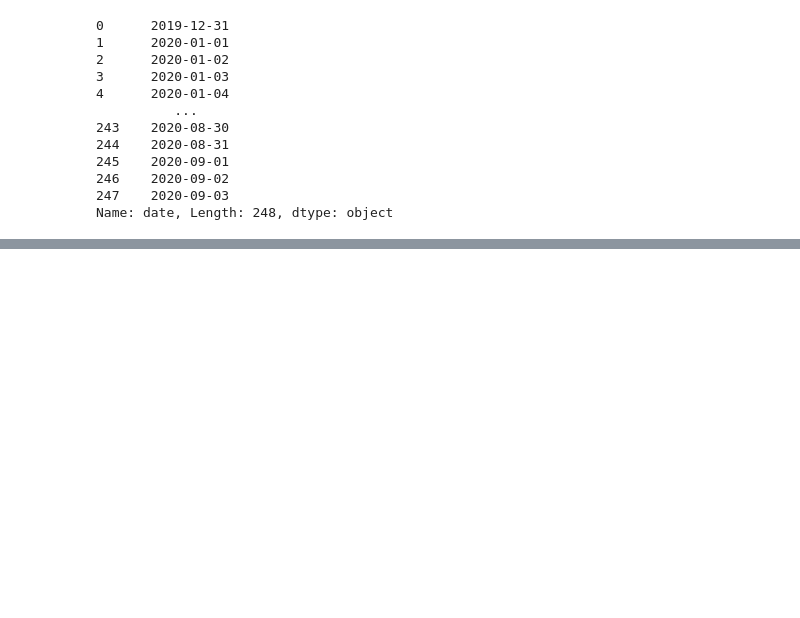
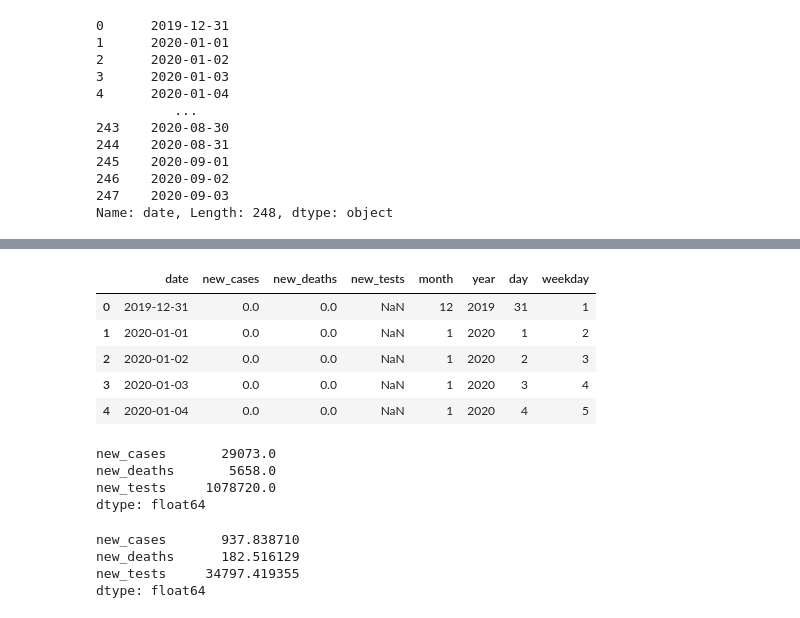
Before and after one commit to kmashfaque/panda, a Jupyter notebook: panda practice/Untitled.ipynb, the cells around one changed output, grey strips where cells are left out. Drawn from its saved outputs; the diff is of its cells as text; code cells hidden in the pictures; blank space fills up the shorter version.

```diff
--- a/panda practice/Untitled.ipynb
+++ b/panda practice/Untitled.ipynb
@@ -193,0 +194,29 @@ Name: date, Length: 248, dtype: datetime64[ns]
+# %%
+covid_df["month"]=pd.DatetimeIndex(covid_df.date).month
+covid_df["year"]=pd.DatetimeIndex(covid_df.date).year
+covid_df["day"]=pd.DatetimeIndex(covid_df.date).day
+covid_df["weekday"]=pd.DatetimeIndex(covid_df.date).weekday
+# %%
+covid_df.head()
+# %% [output]
+|  | date | new_cases | new_deaths | new_tests | month | year | day | weekday |
+| 0 | 2019-12-31 | 0.0 | 0.0 | NaN | 12 | 2019 | 31 | 1 |
+| 1 | 2020-01-01 | 0.0 | 0.0 | NaN | 1 | 2020 | 1 | 2 |
+| 2 | 2020-01-02 | 0.0 | 0.0 | NaN | 1 | 2020 | 2 | 3 |
+| 3 | 2020-01-03 | 0.0 | 0.0 | NaN | 1 | 2020 | 3 | 4 |
+| 4 | 2020-01-04 | 0.0 | 0.0 | NaN | 1 | 2020 | 4 | 5 |
+# %%
+covid_df_may=covid_df[covid_df.month==5]
+covid_df_may[["new_cases","new_deaths","new_tests"]].sum()
+# %% [output]
+new_cases       29073.0
+new_deaths       5658.0
+new_tests     1078720.0
+dtype: float64
+# %%
+covid_df_may[["new_cases","new_deaths","new_tests"]].mean()
+# %% [output]
+new_cases       937.838710
+new_deaths      182.516129
+new_tests     34797.419355
+dtype: float64
```
Also changed, not shown: parts of 6 cells of this notebook.
